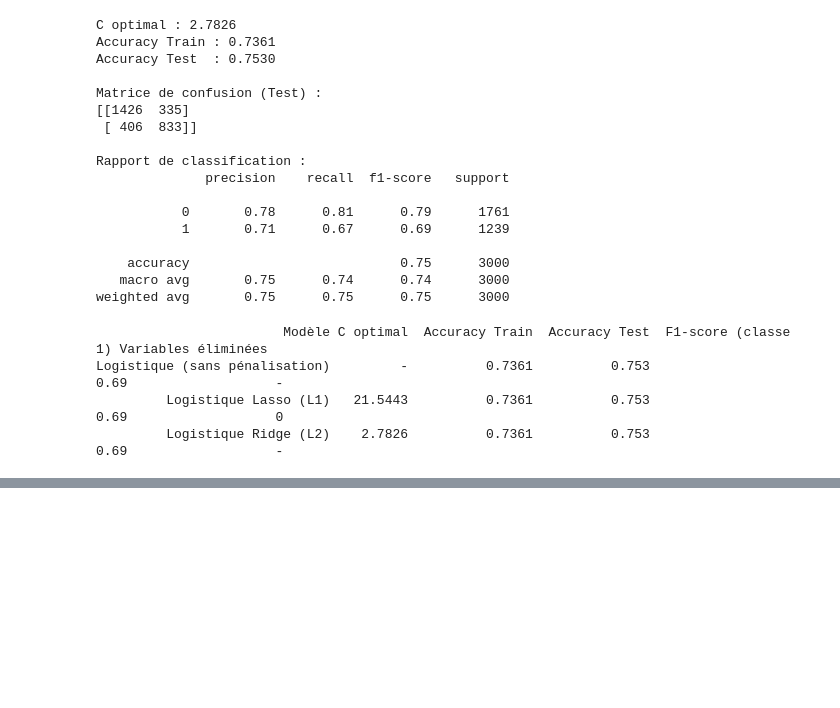
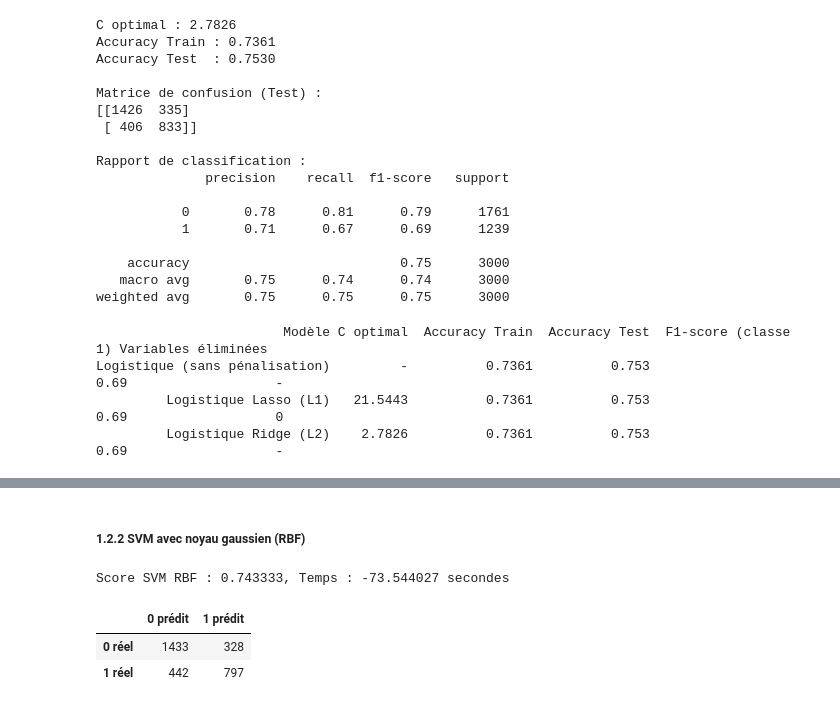
Before and after one commit to AhmedBousbih/Projet-Machine-learning, a Jupyter notebook: Projet_ML_py.ipynb, the cells around one changed output, grey strips where cells are left out. Cells and saved outputs as stored; diff of their text form; code cells hidden in the pictures; blank space fills up the shorter version.

```diff
--- a/Projet_ML_py.ipynb
+++ b/Projet_ML_py.ipynb
@@ -286,0 +328,23 @@ Logistique (sans pénalisation)         -          0.7361          0.753
+# %% [markdown]
+##### 1.2.2 SVM avec noyau gaussien (RBF)
+# %%
+ts = time.time()
+
+svm_rbf = SVC(kernel='rbf', gamma='auto', random_state=randomseed)
+svm_rbf.fit(X_train_scaled, y_train)
+
+score_rbf = svm_rbf.score(X_test_scaled, y_test)
+y_pred_rbf = svm_rbf.predict(X_test_scaled)
+
+te = time.time()
+# %%
+print("Score SVM RBF : %f, Temps : %f secondes" % (score_rbf, te - ts))
+
+pd.DataFrame(confusion_matrix(y_test, y_pred_rbf),
+             index=["0 réel","1 réel"],
+             columns=["0 prédit","1 prédit"])
+# %% [output]
+Score SVM RBF : 0.743333, Temps : -73.544027 secondes
+|  | 0 prédit | 1 prédit |
+| 0 réel | 1433 | 328 |
+| 1 réel | 442 | 797 |
```
Also changed, not shown: parts of 17 cells of this notebook, 1 other file.
